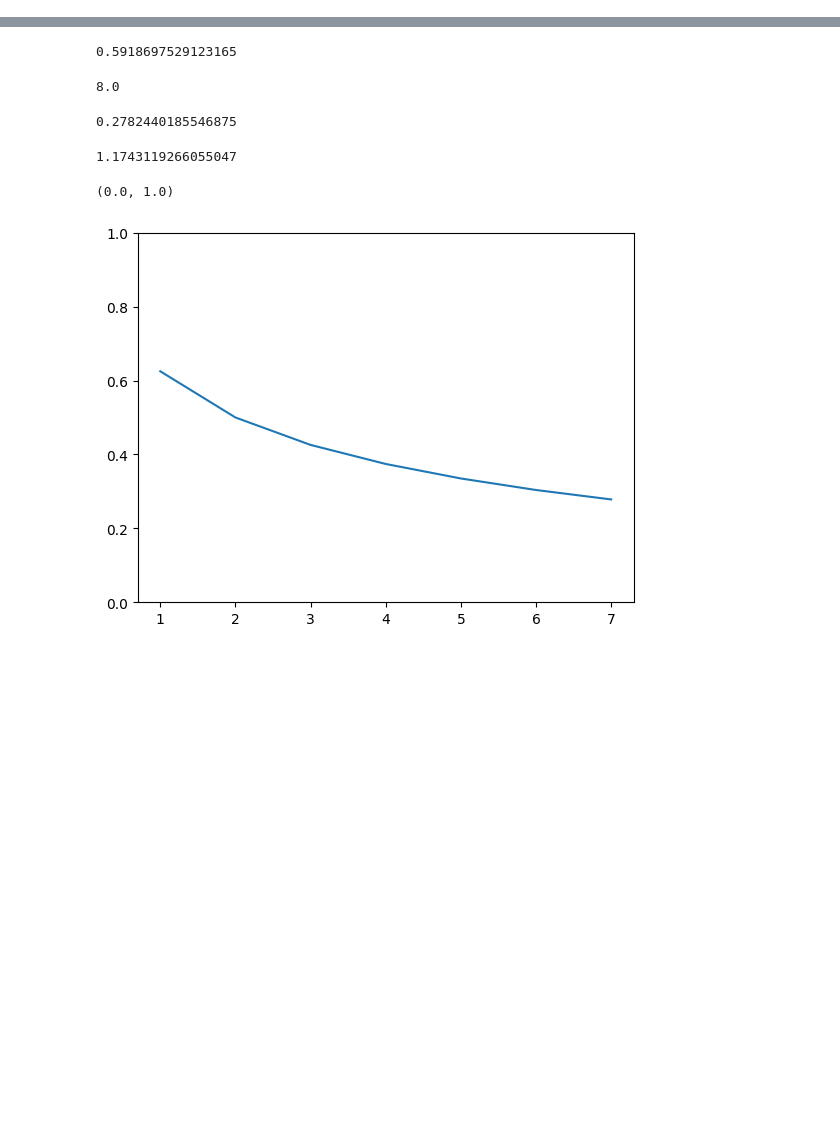
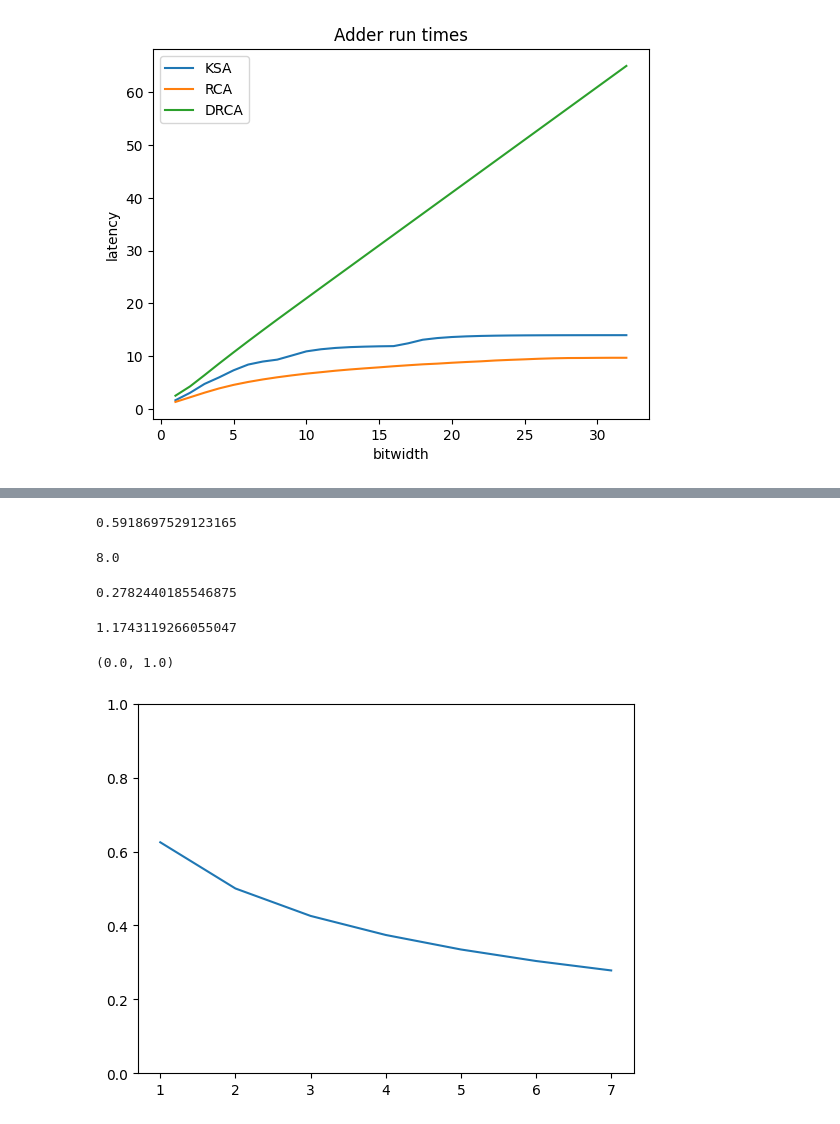
Before and after one commit to ALN006/dynamic_adder_2025, a Jupyter notebook: data/adder.ipynb, the cells around one changed output, grey strips where cells are left out. Saved outputs shown, nothing was run; the diff lists cells and outputs as text; code cells hidden in the pictures; blank space fills up the shorter version.

```diff
--- a/data/adder.ipynb
+++ b/data/adder.ipynb
@@ -16,3 +31,14 @@ df
+# %%
+plt.title("Adder run times")
+plt.xlabel("bitwidth")
+plt.ylabel("latency")
+plt.plot(df_KSA["bit_width"],df_KSA["total_latency_ns"]/df_KSA["tests"], label = "KSA")
+plt.plot(df_RCA["bit_width"],df_RCA["total_latency_ns"]/df_KSA["tests"], label = "RCA")
+plt.plot(df_DRCA["bit_width"],df_DRCA["total_latency_ns"]/df_KSA["tests"], label = "DRCA")
+plt.legend()
+plt.savefig("linear_latency_by_bitwidth")
+# %% [output]
+[figure, added]
 # %%
 df.plot(x = "bit_width", y = "latency")
 # %% [output]
```
Also changed, not shown: parts of 4 cells of this notebook, 11 other files.
